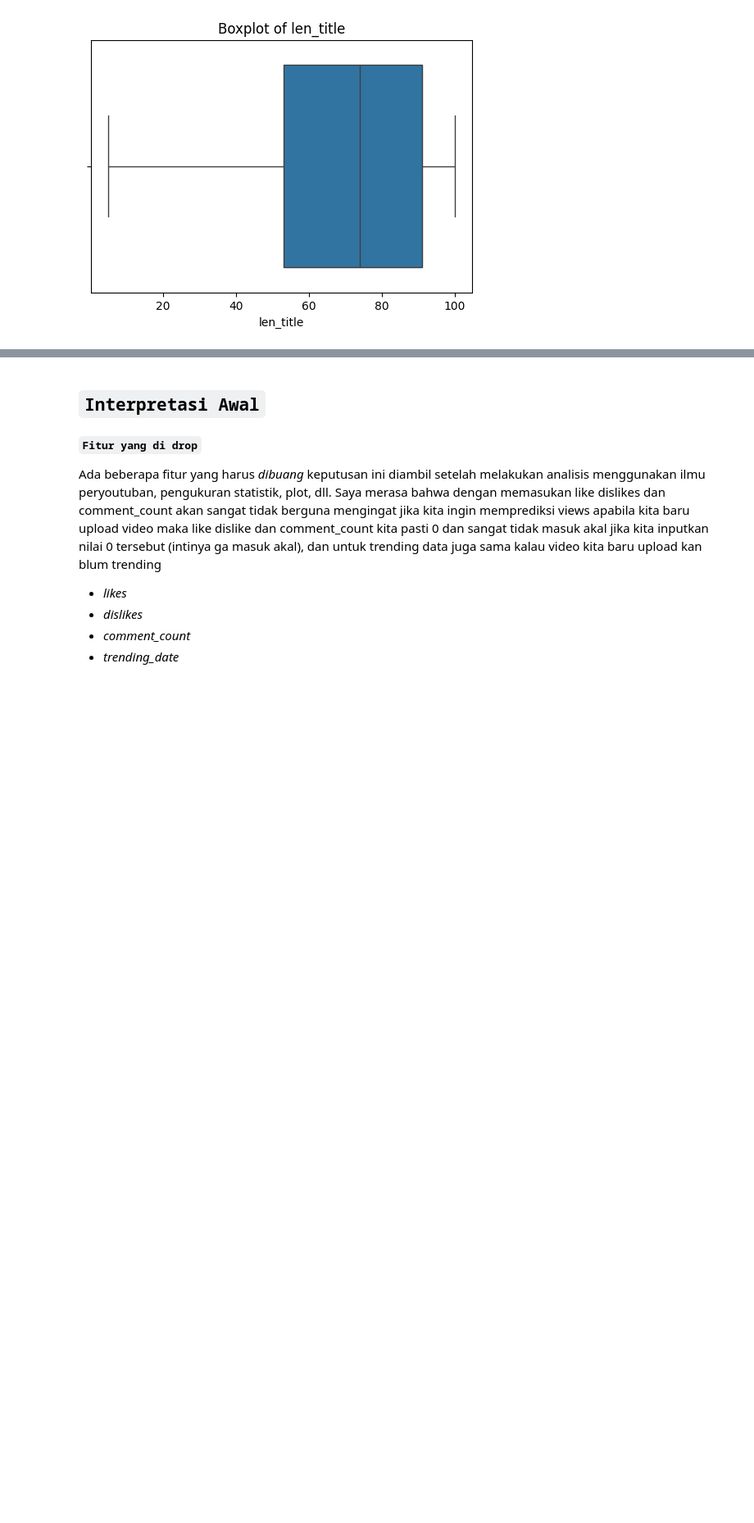
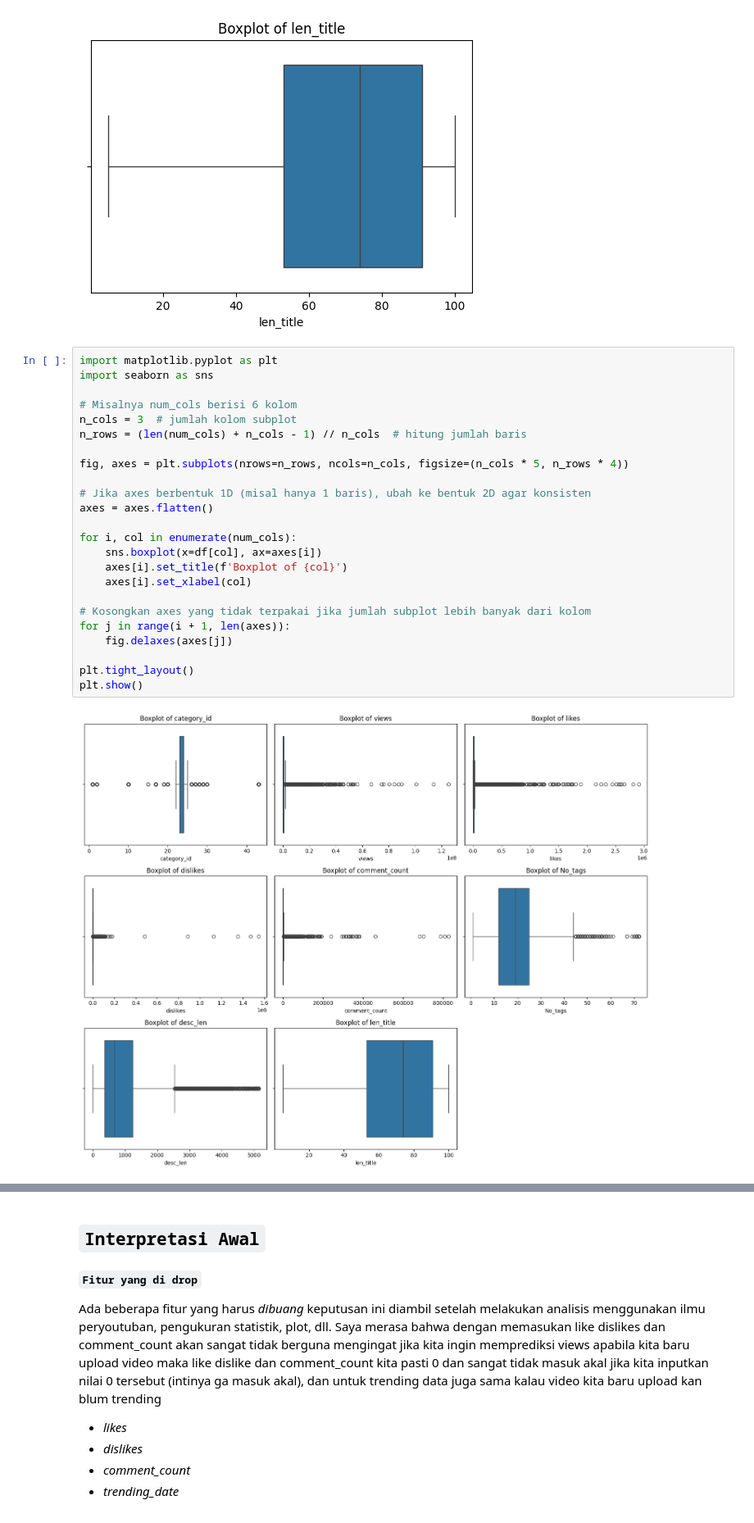
Before and after one commit to AgungHari/Rakamin_HW_MachineLearning_SupervisedLearning, a Jupyter notebook: Homework/part1_EDA_Mentah.ipynb, the cells around one changed output, grey strips where cells are left out. Shown at 82% size. Cells and saved outputs as stored; diff of their text form; blank space fills up the shorter version.

```diff
--- a/Homework/part1_EDA_Mentah.ipynb
+++ b/Homework/part1_EDA_Mentah.ipynb
@@ -183,3 +183,29 @@ for col in num_cols:
 [figure]
 [figure]
 [figure]
+# %%
+import matplotlib.pyplot as plt
+import seaborn as sns
+
+# Misalnya num_cols berisi 6 kolom
+n_cols = 3  # jumlah kolom subplot
+n_rows = (len(num_cols) + n_cols - 1) // n_cols  # hitung jumlah baris
+
+fig, axes = plt.subplots(nrows=n_rows, ncols=n_cols, figsize=(n_cols * 5, n_rows * 4))
+
+# Jika axes berbentuk 1D (misal hanya 1 baris), ubah ke bentuk 2D agar konsisten
+axes = axes.flatten()
+
+for i, col in enumerate(num_cols):
+    sns.boxplot(x=df[col], ax=axes[i])
+    axes[i].set_title(f'Boxplot of {col}')
+    axes[i].set_xlabel(col)
+
+# Kosongkan axes yang tidak terpakai jika jumlah subplot lebih banyak dari kolom
+for j in range(i + 1, len(axes)):
+    fig.delaxes(axes[j])
+
+plt.tight_layout()
+plt.show()
+# %% [output]
+[figure, added]
```
Also changed, not shown: parts of 5 cells of this notebook, 22 other files.
